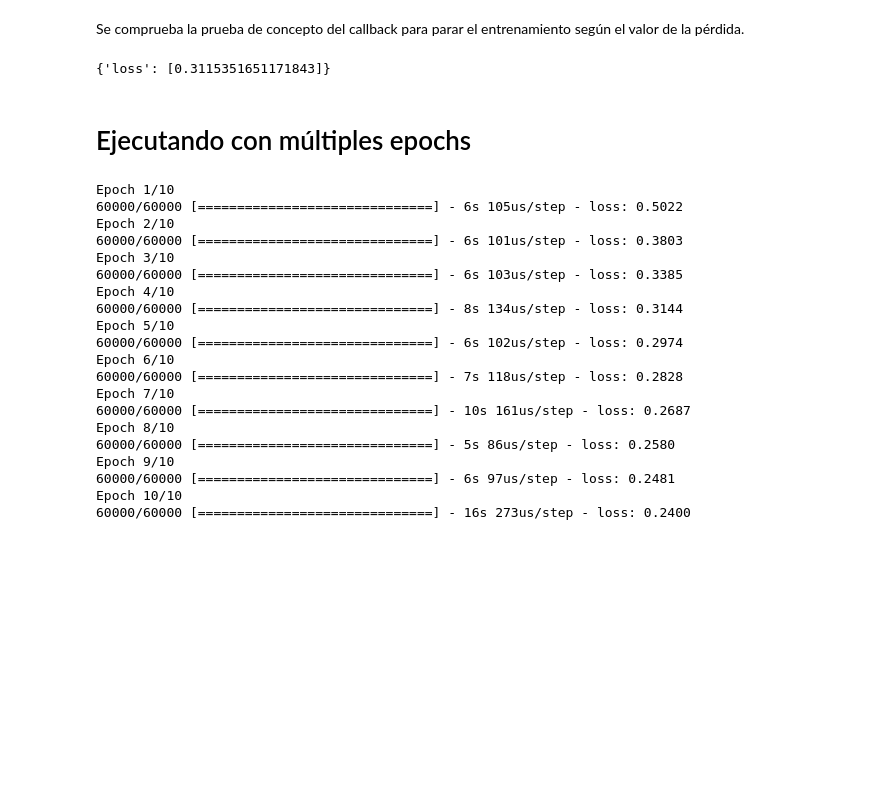
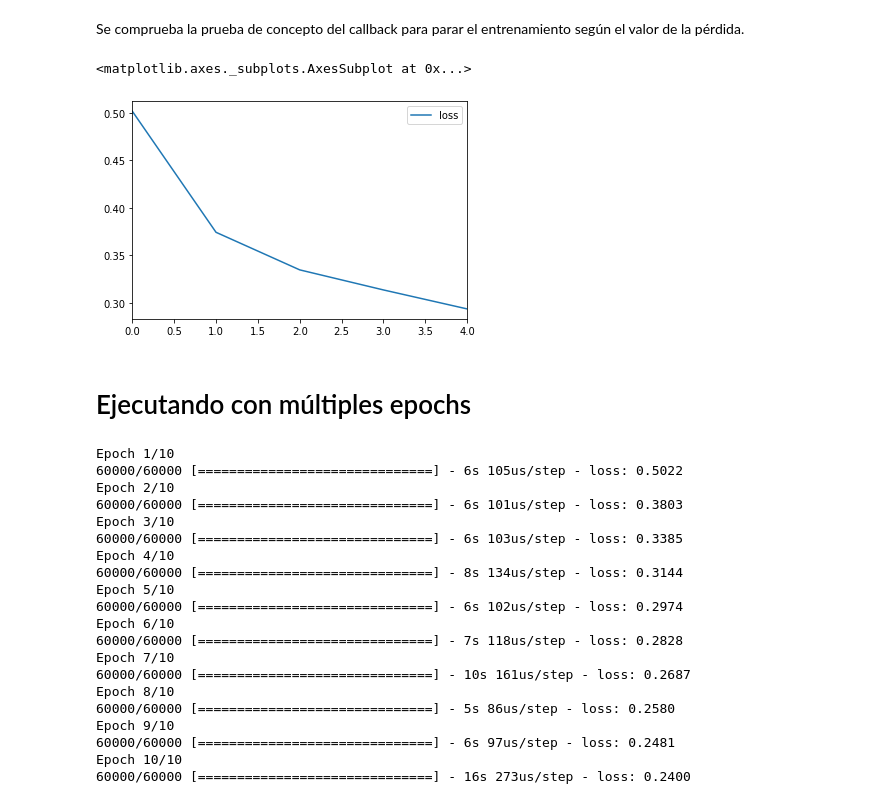
Before and after one commit to ericksc/Machine_Learning_TEC, a Jupyter notebook: Proyecto/Proyecto.Machine.learning.ipynb, the cells around one changed output. Saved outputs shown, nothing was run; the diff lists cells and outputs as text; code cells hidden in the pictures; blank space fills up the shorter version.

```diff
--- a/Proyecto/Proyecto.Machine.learning.ipynb
+++ b/Proyecto/Proyecto.Machine.learning.ipynb
@@ -271,7 +257,7 @@ Parar el entrenamiento en caso de que el loss es bajo.
 # %%
 class  myCallback(tf.keras.callbacks.Callback):
     def on_epoch_end(self, epoch, logs={}):
-        if(logs.get('loss')<0.4):
+        if(logs.get('loss')<0.0004):
             print('\nLa pérdida "Loss" es bajo... cancelando training')
             self.model.stop_training = True
 # %%
@@ -296,6 +288,2 @@ La pérdida "Loss" es bajo... cancelando training
 # %% [markdown]
 Se comprueba la prueba de concepto del callback para parar el entrenamiento según el valor de la pérdida.
-# %%
-my_history.history
-# %% [output]
-{'loss': [0.3115351651171843]}
@@ -302,3 +292,8 @@ my_history.history
+# %%
+pd.DataFrame(my_history.history).plot()
+# %% [output]
+<matplotlib.axes._subplots.AxesSubplot at 0x...>
+[figure, added]
 # %% [markdown]
 # Ejecutando con múltiples epochs
 # %%
```
Also changed, not shown: parts of 12 cells of this notebook, 1 other file.
